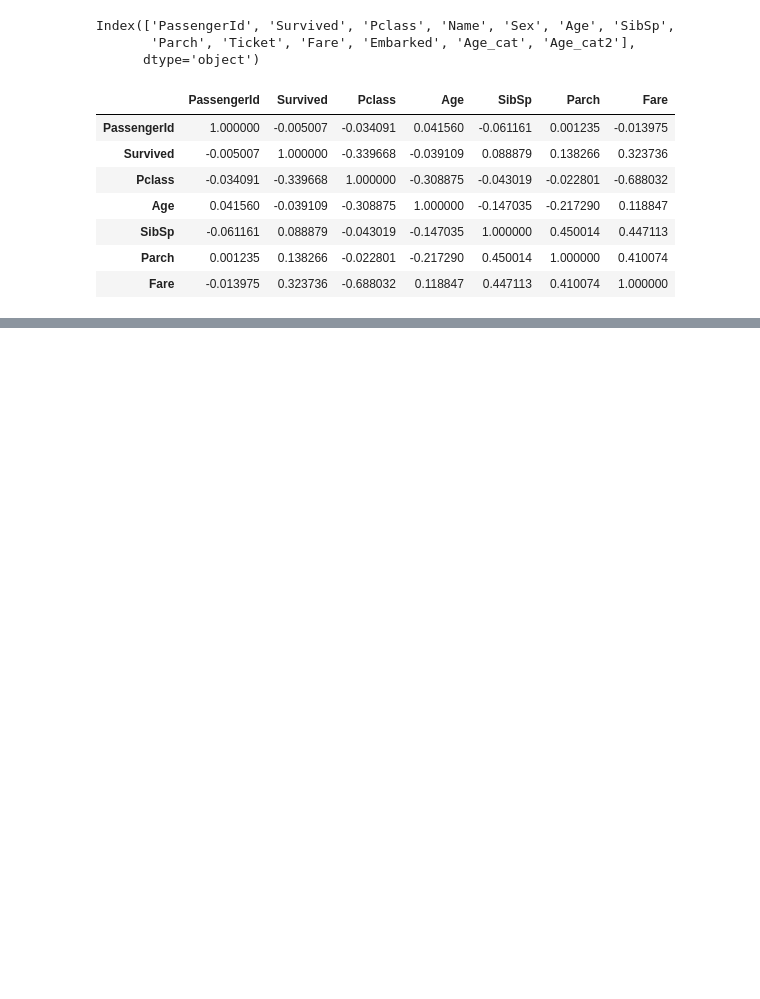
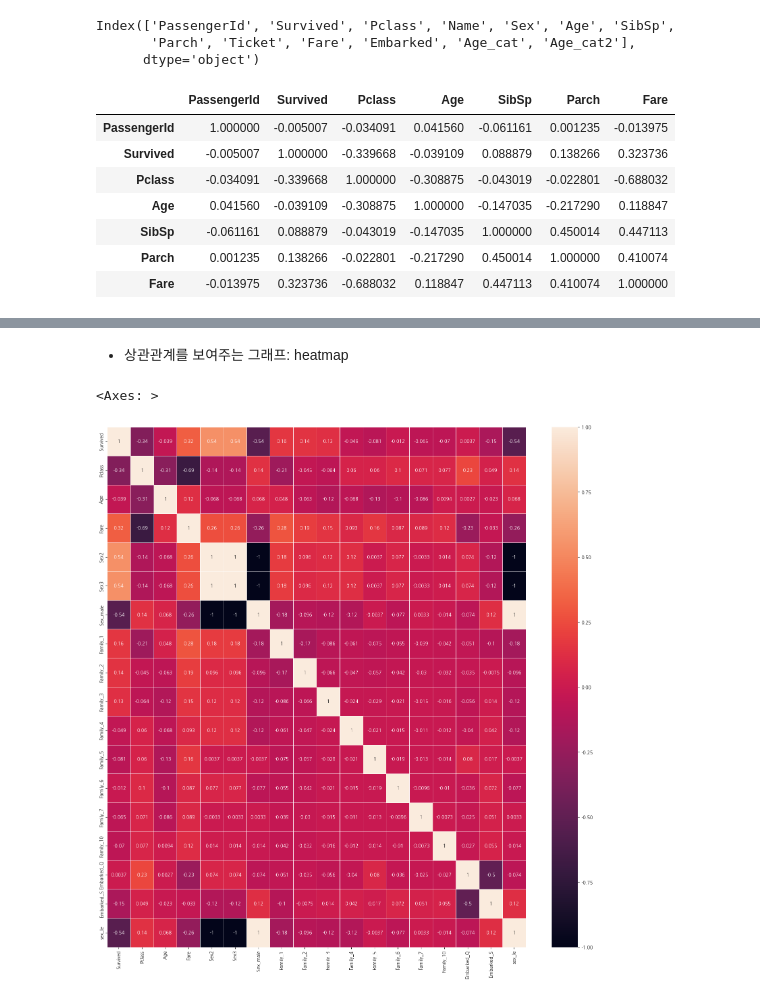
Before and after one commit to LongS1eeper/fintech_service_2nd, a Jupyter notebook: 05machine_learning/07EDA_탐색적데이터분석.ipynb, the cells around one changed output, grey strips where cells are left out. Drawn from its saved outputs; the diff is of its cells as text; code cells hidden in the pictures; blank space fills up the shorter version.

```diff
--- a/05machine_learning/07EDA_탐색적데이터분석.ipynb
+++ b/05machine_learning/07EDA_탐색적데이터분석.ipynb
@@ -683,0 +814,6 @@ data[['PassengerId', 'Survived', 'Pclass', 'Age', 'SibSp',
+# %%
+df = df.drop(['Ticket'], axis=1)
+# %%
+df['Family'] = df['SibSp'] + df['Parch']
+# %%
+df = df.drop(['SibSp', 'Parch'], axis = 1)
@@ -683,0 +841,2 @@ data[['PassengerId', 'Survived', 'Pclass', 'Age', 'SibSp',
+# %%
+df2 = pd.get_dummies(df, columns = ['Sex', 'Family', 'Embarked'], drop_first=True)
@@ -683,0 +1027,2 @@ data[['PassengerId', 'Survived', 'Pclass', 'Age', 'SibSp',
+# %% [markdown]
+* 상관관계를 보여주는 그래프: heatmap
@@ -683,0 +1031,10 @@ data[['PassengerId', 'Survived', 'Pclass', 'Age', 'SibSp',
+# %%
+plt.figure(figsize=(20,20))
+sns.heatmap(
+    df2.corr(method='spearman'),
+    annot=True,          # annot : 히트박스 속 숫자
+    linewidth=0.5        #linewidth : 박스 사이 선
+)
+# %% [output]
+<Axes: >
+[figure, added]
```
Also changed, not shown: parts of 45 cells of this notebook, 1 other file.
